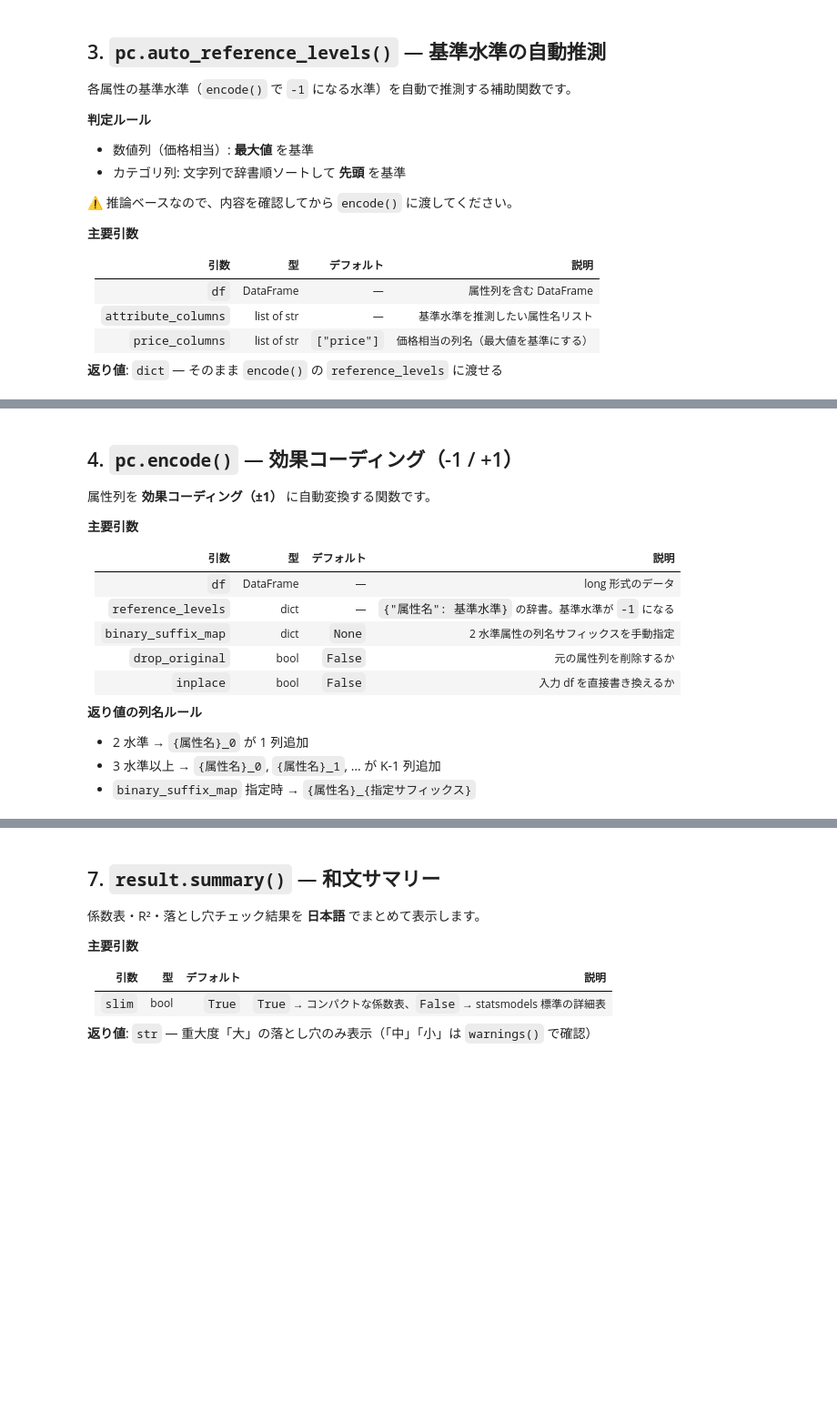
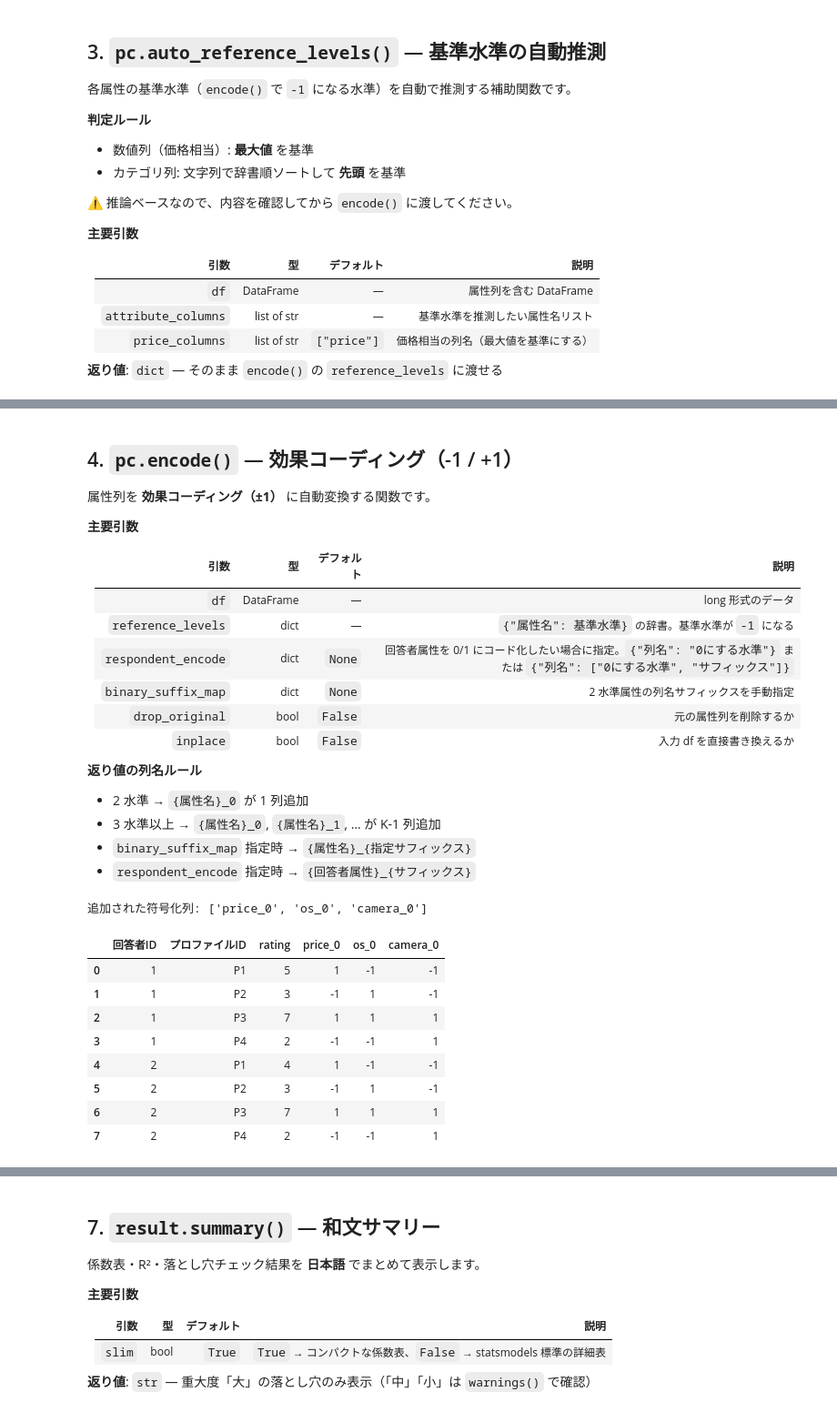
Before and after one commit to Py4Conjoint/py4conjoint, a Jupyter notebook: examples/overview.ipynb, the cells around one changed output, grey strips where cells are left out. Shown at 91% size. Saved outputs shown, nothing was run; the diff lists cells and outputs as text; code cells hidden in the pictures; blank space fills up the shorter version.

```diff
--- a/examples/overview.ipynb
+++ b/examples/overview.ipynb
@@ -180,6 +207,7 @@ if caught:
 |------|----|-----------|------|
 | `df` | DataFrame | — | long 形式のデータ |
 | `reference_levels` | dict | — | `{"属性名": 基準水準}` の辞書。基準水準が `-1` になる |
+| `respondent_encode` | dict | `None` | 回答者属性を 0/1 にコード化したい場合に指定。`{"列名": "0にする水準"}` または `{"列名": ["0にする水準", "サフィックス"]}` |
 | `binary_suffix_map` | dict | `None` | 2 水準属性の列名サフィックスを手動指定 |
 | `drop_original` | bool | `False` | 元の属性列を削除するか |
 | `inplace` | bool | `False` | 入力 df を直接書き換えるか |
@@ -188,20 +216,32 @@ if caught:
 - 2 水準 → `{属性名}_0` が 1 列追加
 - 3 水準以上 → `{属性名}_0`, `{属性名}_1`, … が K-1 列追加
 - `binary_suffix_map` 指定時 → `{属性名}_{指定サフィックス}`
+- `respondent_encode` 指定時 → `{回答者属性}_{サフィックス}`
 # %%
 # 基本的な使い方
 df_coded = pc.encode(
     df,
     reference_levels={
         "price":  10,        # 高い方を基準 → 安い方(6万)が +1
         "os":     "android",
         "camera": "標準",
     },
 )
 
 added_cols = [c for c in df_coded.columns if c not in df.columns]
 print("追加された符号化列:", added_cols)
-df_coded[["回答者ID", "カードID", "rating", "price_0", "os_0", "camera_0"]].head(8)
+df_coded[["回答者ID", "プロファイルID", "rating", "price_0", "os_0", "camera_0"]].head(8)
+# %% [output]
+追加された符号化列: ['price_0', 'os_0', 'camera_0']
+|  | 回答者ID | プロファイルID | rating | price_0 | os_0 | camera_0 |
+| 0 | 1 | P1 | 5 | 1 | -1 | -1 |
+| 1 | 1 | P2 | 3 | -1 | 1 | -1 |
+| 2 | 1 | P3 | 7 | 1 | 1 | 1 |
+| 3 | 1 | P4 | 2 | -1 | -1 | 1 |
+| 4 | 2 | P1 | 4 | 1 | -1 | -1 |
+| 5 | 2 | P2 | 3 | -1 | 1 | -1 |
+| 6 | 2 | P3 | 7 | 1 | 1 | 1 |
+| 7 | 2 | P4 | 2 | -1 | -1 | 1 |
 # %%
 # binary_suffix_map: 列名のサフィックスを手動指定
 df_named = pc.encode(
```
Also changed, not shown: parts of 36 cells of this notebook, 14 other files.
